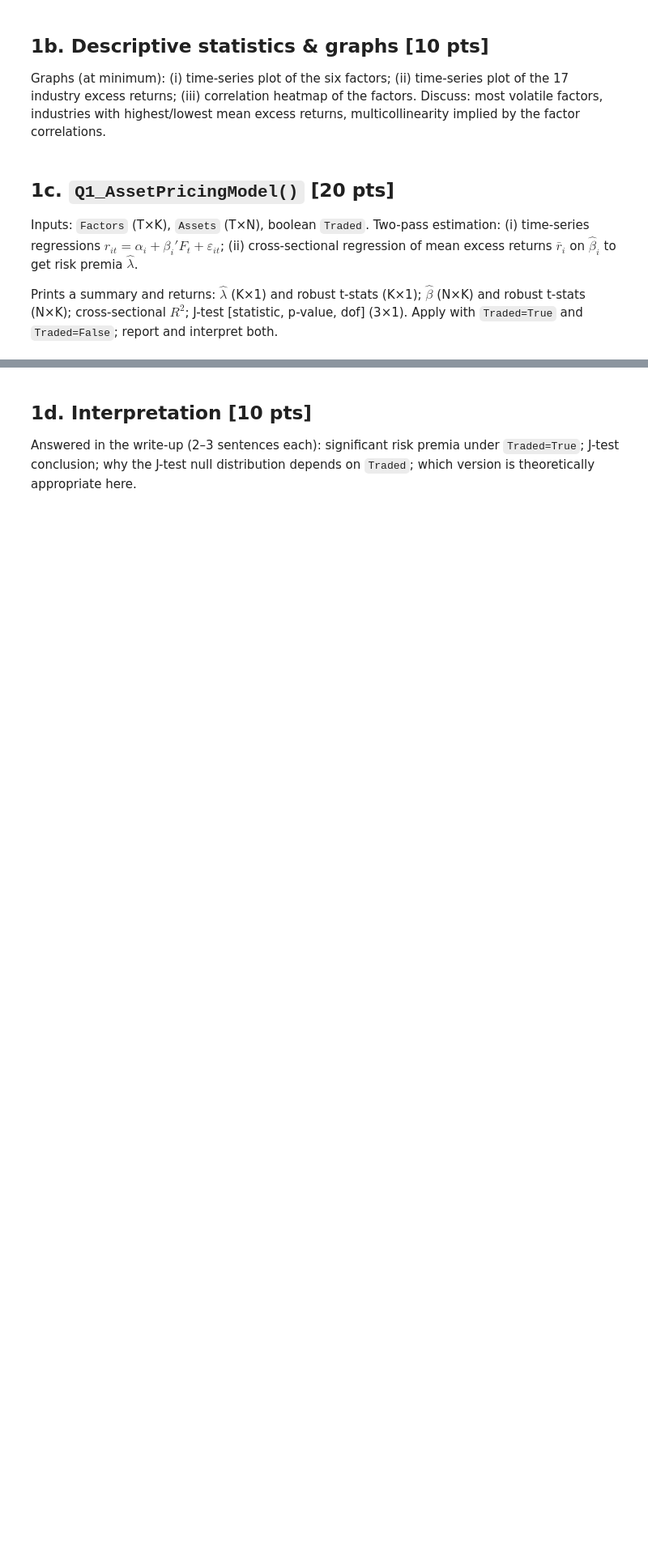
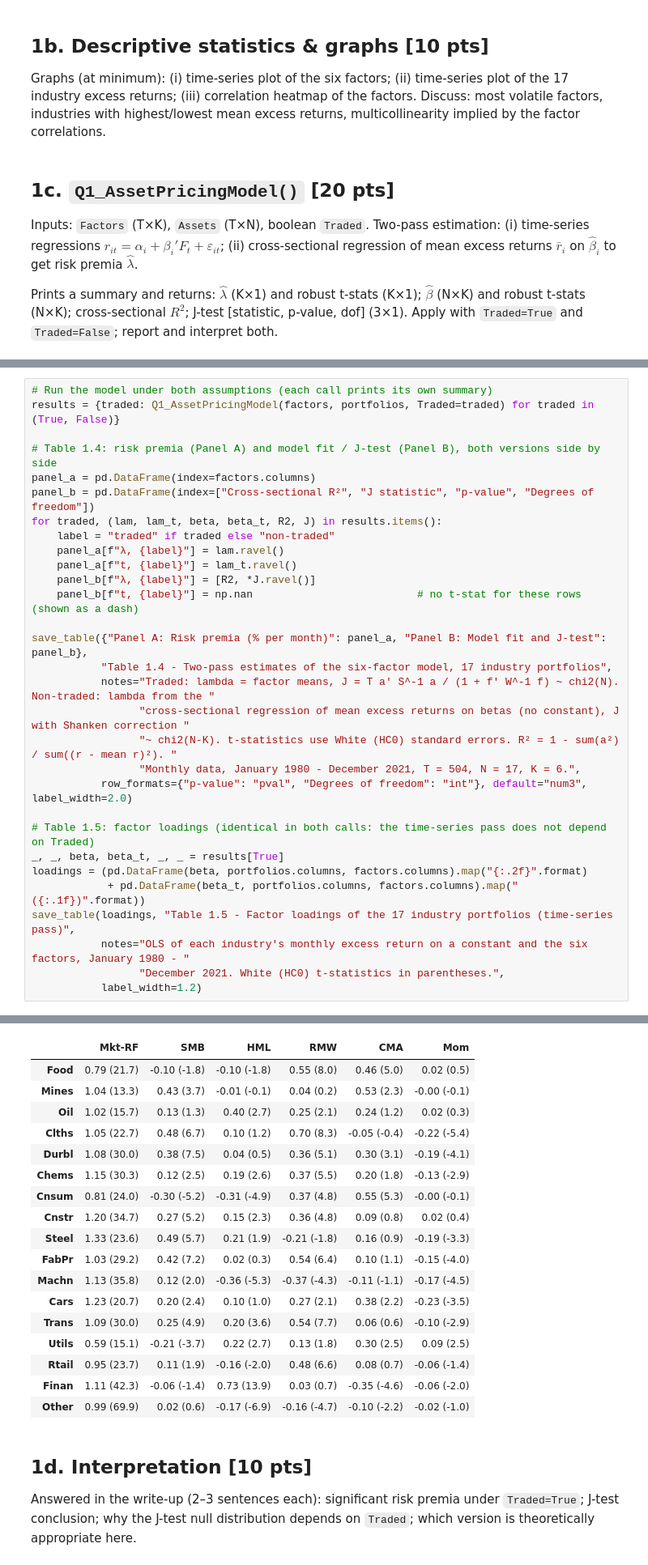
Before and after one commit to NathanMadore/hw4-Financial-Econometrics, a Jupyter notebook: Homework #4 - Mathis Huot, Nathan Madore, Isabelle Tanara.ipynb, the cells around one changed output, grey strips where cells are left out. Shown at 81% size. Drawn from its saved outputs; the diff is of its cells as text; blank space fills up the shorter version.

```diff
--- a/Homework #4 - Mathis Huot, Nathan Madore, Isabelle Tanara.ipynb
+++ b/Homework #4 - Mathis Huot, Nathan Madore, Isabelle Tanara.ipynb
@@ -427,0 +628,31 @@ Prints a summary and returns: $\hat\lambda$ (K×1) and robust t-stats (K×1); $\
+# %%
+# Run the model under both assumptions (each call prints its own summary)
+results = {traded: Q1_AssetPricingModel(factors, portfolios, Traded=traded) for traded in (True, False)}
+
+# Table 1.4: risk premia (Panel A) and model fit / J-test (Panel B), both versions side by side
+panel_a = pd.DataFrame(index=factors.columns)
+panel_b = pd.DataFrame(index=["Cross-sectional R²", "J statistic", "p-value", "Degrees of freedom"])
+for traded, (lam, lam_t, beta, beta_t, R2, J) in results.items():
+    label = "traded" if traded else "non-traded"
+    panel_a[f"λ, {label}"] = lam.ravel()
+    panel_a[f"t, {label}"] = lam_t.ravel()
+    panel_b[f"λ, {label}"] = [R2, *J.ravel()]
+    panel_b[f"t, {label}"] = np.nan                          # no t-stat for these rows (shown as a dash)
+
+save_table({"Panel A: Risk premia (% per month)": panel_a, "Panel B: Model fit and J-test": panel_b},
+           "Table 1.4 - Two-pass estimates of the six-factor model, 17 industry portfolios",
+           notes="Traded: lambda = factor means, J = T a' S^-1 a / (1 + f' W^-1 f) ~ chi2(N). Non-traded: lambda from the "
+                 "cross-sectional regression of mean excess returns on betas (no constant), J with Shanken correction "
+                 "~ chi2(N-K). t-statistics use White (HC0) standard errors. R² = 1 - sum(a²) / sum((r - mean r)²). "
+                 "Monthly data, January 1980 - December 2021, T = 504, N = 17, K = 6.",
+           row_formats={"p-value": "pval", "Degrees of freedom": "int"}, default="num3", label_width=2.0)
+
+# Table 1.5: factor loadings (identical in both calls: the time-series pass does not depend on Traded)
+_, _, beta, beta_t, _, _ = results[True]
+loadings = (pd.DataFrame(beta, portfolios.columns, factors.columns).map("{:.2f}".format)
+            + pd.DataFrame(beta_t, portfolios.columns, factors.columns).map(" ({:.1f})".format))
+save_table(loadings, "Table 1.5 - Factor loadings of the 17 industry portfolios (time-series pass)",
+           notes="OLS of each industry's monthly excess return on a constant and the six factors, January 1980 - "
+                 "December 2021. White (HC0) t-statistics in parentheses.",
+           label_width=1.2)
+# %% [output]
@@ -428,3 +690,21 @@ Prints a summary and returns: $\hat\lambda$ (K×1) and robust t-stats (K×1); $\
+|  | Mkt-RF | SMB | HML | RMW | CMA | Mom |
+| Food | 0.79 (21.7) | -0.10 (-1.8) | -0.10 (-1.8) | 0.55 (8.0) | 0.46 (5.0) | 0.02 (0.5) |
+| Mines | 1.04 (13.3) | 0.43 (3.7) | -0.01 (-0.1) | 0.04 (0.2) | 0.53 (2.3) | -0.00 (-0.1) |
+| Oil | 1.02 (15.7) | 0.13 (1.3) | 0.40 (2.7) | 0.25 (2.1) | 0.24 (1.2) | 0.02 (0.3) |
+| Clths | 1.05 (22.7) | 0.48 (6.7) | 0.10 (1.2) | 0.70 (8.3) | -0.05 (-0.4) | -0.22 (-5.4) |
+| Durbl | 1.08 (30.0) | 0.38 (7.5) | 0.04 (0.5) | 0.36 (5.1) | 0.30 (3.1) | -0.19 (-4.1) |
+| Chems | 1.15 (30.3) | 0.12 (2.5) | 0.19 (2.6) | 0.37 (5.5) | 0.20 (1.8) | -0.13 (-2.9) |
+| Cnsum | 0.81 (24.0) | -0.30 (-5.2) | -0.31 (-4.9) | 0.37 (4.8) | 0.55 (5.3) | -0.00 (-0.1) |
+| Cnstr | 1.20 (34.7) | 0.27 (5.2) | 0.15 (2.3) | 0.36 (4.8) | 0.09 (0.8) | 0.02 (0.4) |
+| Steel | 1.33 (23.6) | 0.49 (5.7) | 0.21 (1.9) | -0.21 (-1.8) | 0.16 (0.9) | -0.19 (-3.3) |
+| FabPr | 1.03 (29.2) | 0.42 (7.2) | 0.02 (0.3) | 0.54 (6.4) | 0.10 (1.1) | -0.15 (-4.0) |
+| Machn | 1.13 (35.8) | 0.12 (2.0) | -0.36 (-5.3) | -0.37 (-4.3) | -0.11 (-1.1) | -0.17 (-4.5) |
+| Cars | 1.23 (20.7) | 0.20 (2.4) | 0.10 (1.0) | 0.27 (2.1) | 0.38 (2.2) | -0.23 (-3.5) |
+| Trans | 1.09 (30.0) | 0.25 (4.9) | 0.20 (3.6) | 0.54 (7.7) | 0.06 (0.6) | -0.10 (-2.9) |
+| Utils | 0.59 (15.1) | -0.21 (-3.7) | 0.22 (2.7) | 0.13 (1.8) | 0.30 (2.5) | 0.09 (2.5) |
+| Rtail | 0.95 (23.7) | 0.11 (1.9) | -0.16 (-2.0) | 0.48 (6.6) | 0.08 (0.7) | -0.06 (-1.4) |
+| Finan | 1.11 (42.3) | -0.06 (-1.4) | 0.73 (13.9) | 0.03 (0.7) | -0.35 (-4.6) | -0.06 (-2.0) |
+| Other | 0.99 (69.9) | 0.02 (0.6) | -0.17 (-6.9) | -0.16 (-4.7) | -0.10 (-2.2) | -0.02 (-1.0) |
 # %% [markdown]
 ## 1d. Interpretation [10 pts]
 Answered in the write-up (2–3 sentences each): significant risk premia under `Traded=True`; J-test conclusion; why the J-test null distribution depends on `Traded`; which version is theoretically appropriate here.
```
Also changed, not shown: parts of 8 cells of this notebook, 2 other files.
